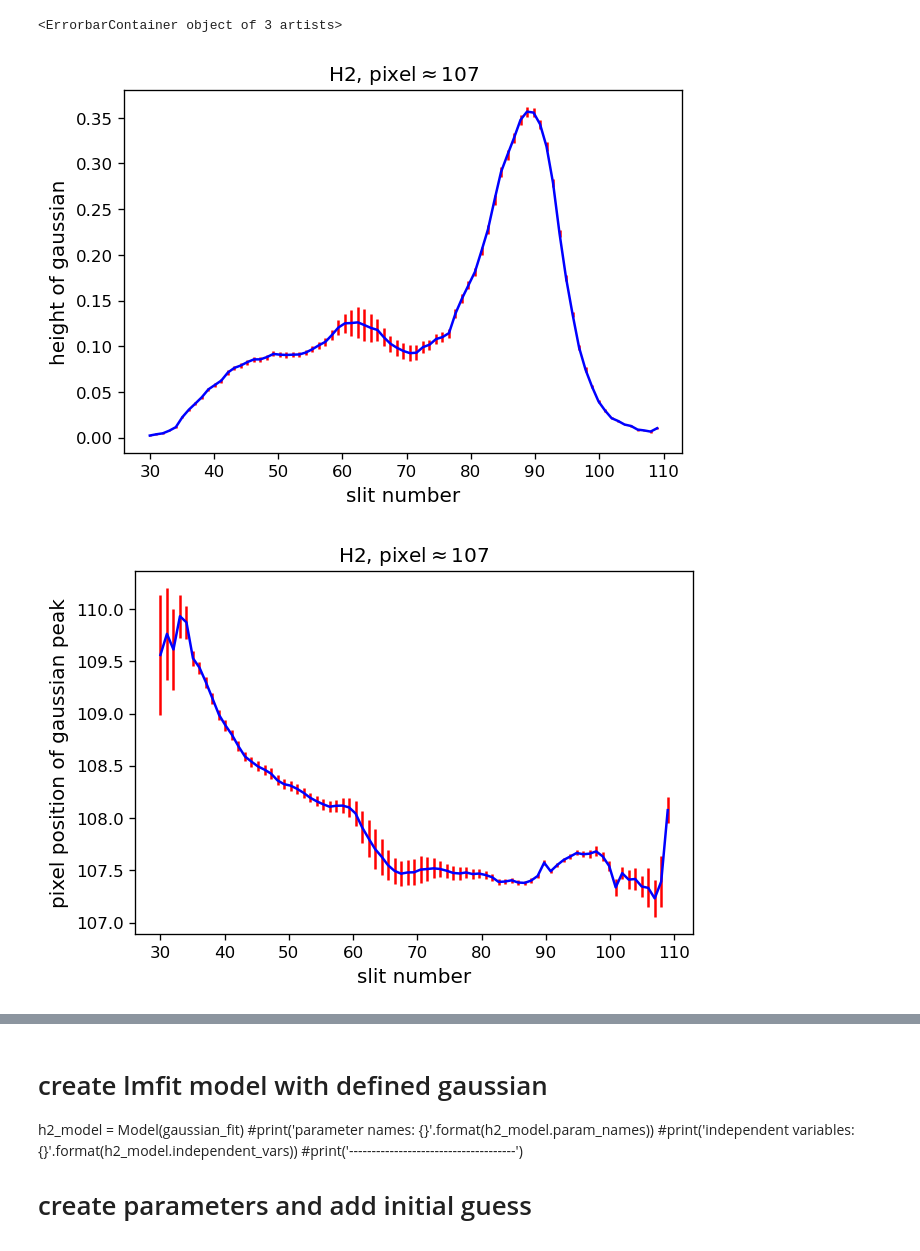
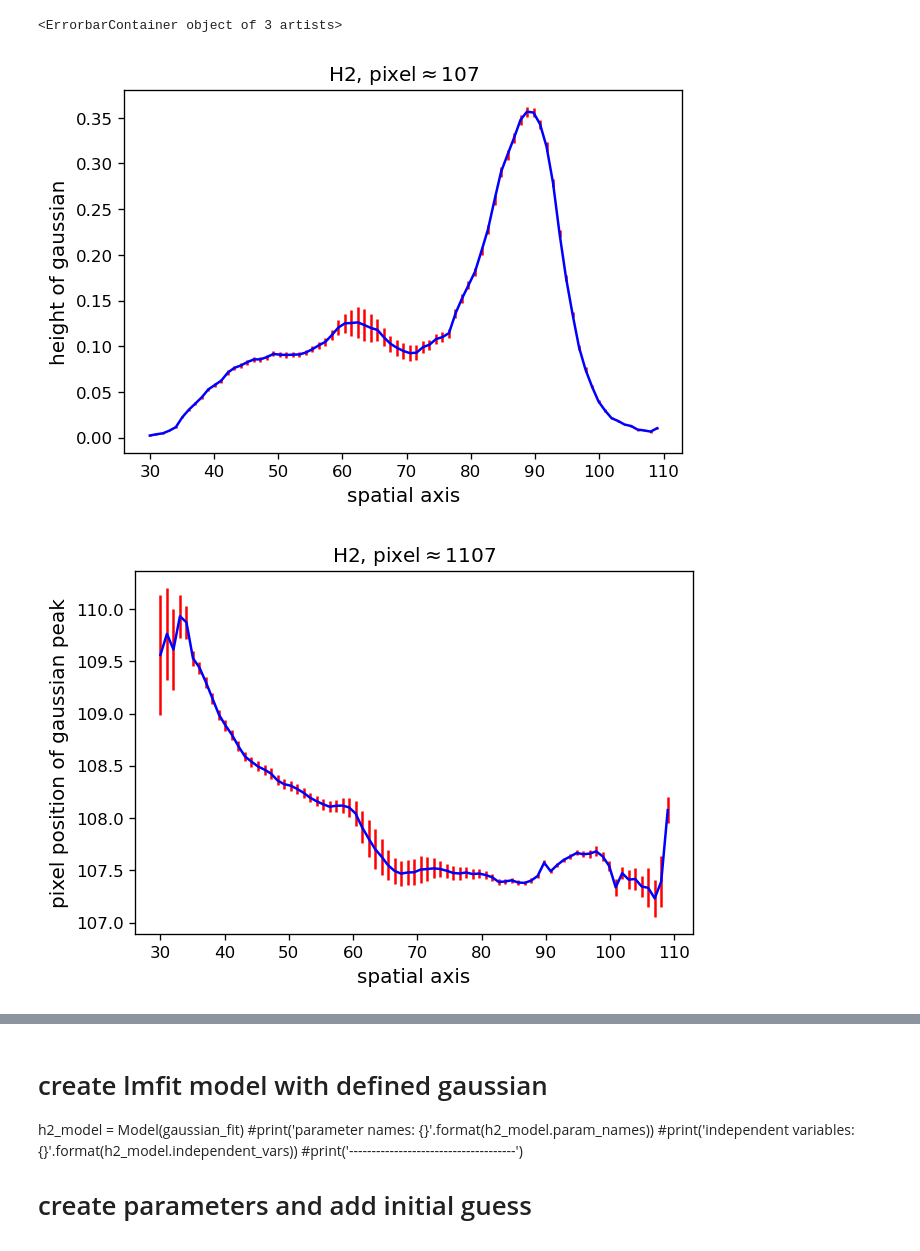
Before and after one commit to ruoyanwangdr/Dynamics-of-Jovian-Infrared-Auroral-Ionosphere-and-Thermosphere, a Jupyter notebook: h3p.ipynb, the cells around one changed output, grey strips where cells are left out. Saved outputs shown, nothing was run; the diff lists cells and outputs as text; code cells hidden in the pictures.

```diff
--- a/h3p.ipynb
+++ b/h3p.ipynb
@@ -192,45 +201,45 @@ for i in range(lower, upper):
         print('Nothing wrong')
 """
 
 for i in range(lower, upper):
     if i == 35:
         continue
     h2_fit_result = h2_model.fit(sky_subtracted[i], h2_params, x=pixel)
     h2_a0.append(h2_fit_result.params['a0'].value)
     h2_a0_error.append(h2_fit_result.params['a0'].stderr)
     h2_a1.append(h2_fit_result.params['a1'].value)
     h2_a1_error.append(h2_fit_result.params['a1'].stderr)
     h2_a2.append(h2_fit_result.params['a2'].value)
     h2_a2_error.append(h2_fit_result.params['a2'].stderr)
 h2_a0_array = np.array(h2_a0)
 h2_a0_error_array = np.array(h2_a0_error)
 h2_a1_array = np.array(h2_a1)
 h2_a1_error_array = np.array(h2_a1_error)
 h2_a2_array = np.array(h2_a2)
 h2_a2_error_array = np.array(h2_a2_error)
 
 
 # plot computed fitting parameters against pixels
-h2_slit_number = np.linspace(lower, lower+len(h2_a0_array), len(h2_a0_array))
+h2_spatial_axis = np.linspace(lower, lower+len(h2_a0_array), len(h2_a0_array))
 
-plt.figure(dpi=120)
-plt.title(r'H2, pixel$\approx$107')
-plt.xlabel('slit number', fontsize=12)
+plt.figure()
+plt.title(r'H2, pixel$\approx$' + str(h2_params.get('a1').value))
+plt.xlabel('spatial axis', fontsize=12)
 plt.ylabel('height of gaussian', fontsize=12)
-plt.errorbar(h2_slit_number, h2_a0_array, yerr=h2_a0_error_array, ls='-', color='b', ecolor='r')
+plt.errorbar(h2_spatial_axis, h2_a0_array, yerr=h2_a0_error_array, ls='-', color='b', ecolor='r')
 
-plt.figure(dpi=120)
-plt.title(r'H2, pixel$\approx$107')
-plt.xlabel('slit number', fontsize=12)
+plt.figure()
+plt.title(r'H2, pixel$\approx$1' + str(h2_params.get('a1').value))
+plt.xlabel('spatial axis', fontsize=12)
 plt.ylabel('pixel position of gaussian peak', fontsize=12)
-plt.errorbar(h2_slit_number, h2_a1_array, yerr=h2_a1_error_array, ls='-', color='b', ecolor='r')
+plt.errorbar(h2_spatial_axis, h2_a1_array, yerr=h2_a1_error_array, ls='-', color='b', ecolor='r')
 
-plt.figure(dpi=120)
-plt.title(r'H2, pixel$\approx$107')
-plt.xlabel('slit number', fontsize=12)
+plt.figure()
+plt.title(r'H2, pixel$\approx$' + str(h2_params.get('a1').value))
+plt.xlabel('spatial axis', fontsize=12)
 plt.ylabel('width of gaussian', fontsize=12)
-plt.errorbar(h2_slit_number, h2_a2_array, yerr=h2_a2_error_array, ls='-', color='b', ecolor='r')
+plt.errorbar(h2_spatial_axis, h2_a2_array, yerr=h2_a2_error_array, ls='-', color='b', ecolor='r')
 # %% [output]
 <ErrorbarContainer object of 3 artists>
-[figure, old version]
+[figure, new version]
-[figure, old version]
+[figure, new version]
```
Also changed, not shown: parts of 14 cells of this notebook.
